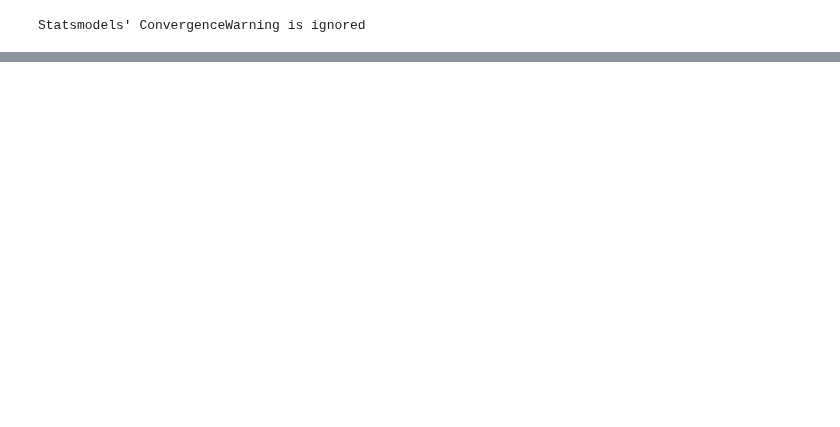
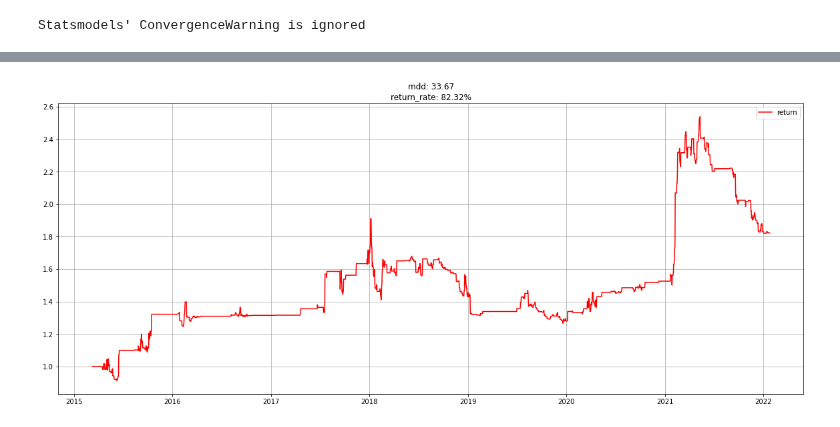
Before and after one commit to happysms/RuleBase-VS-TimeSeries-Algorithm, a Jupyter notebook: LSTM/LSTM_prototype.ipynb, the cells around one changed output, grey strips where cells are left out. Cells and saved outputs as stored; diff of their text form; code cells hidden in the pictures; blank space fills up the shorter version.

```diff
--- a/LSTM/LSTM_prototype.ipynb
+++ b/LSTM/LSTM_prototype.ipynb
@@ -750,0 +835,5 @@ print(RMSE)
+# %%
+result_df = backtest_ma(result_df)
+plot_return(result_df)
+# %% [output]
+[figure, added]
```
Also changed, not shown: parts of 10 cells of this notebook, 1 other file.
